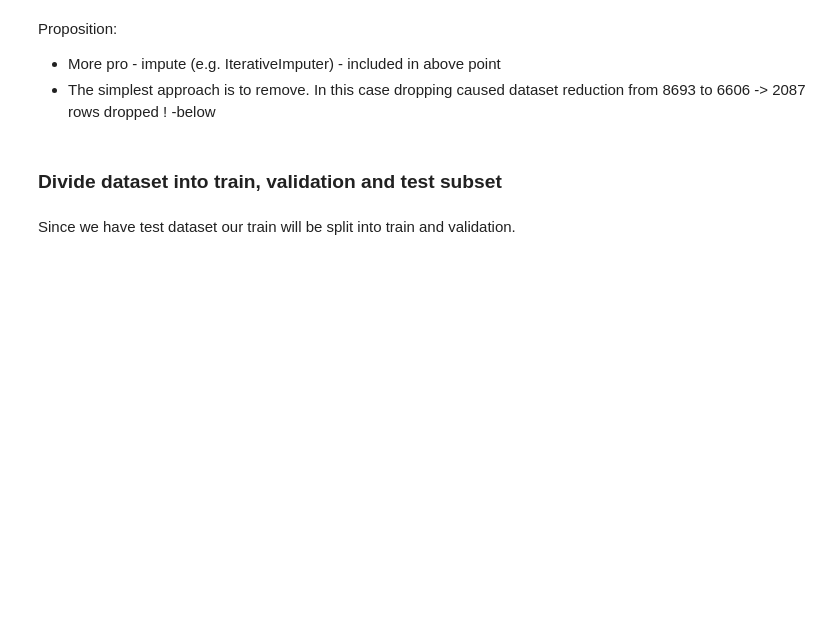
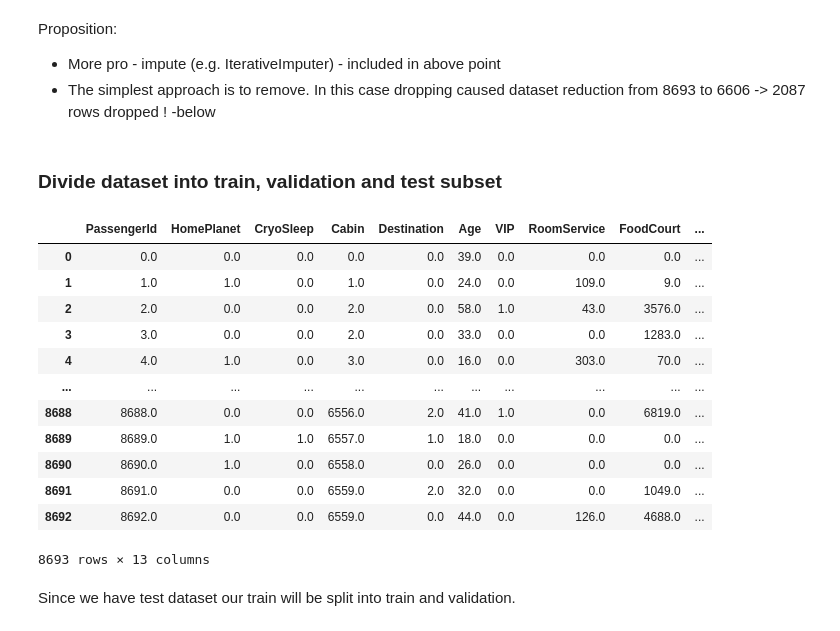
Before and after one commit to mrMichalR/spaceship_titanic, a Jupyter notebook: spaceship_titanic_PyTorch.ipynb, the cells around one changed output. Drawn from its saved outputs; the diff is of its cells as text; code cells hidden in the pictures; blank space fills up the shorter version.

```diff
--- a/spaceship_titanic_PyTorch.ipynb
+++ b/spaceship_titanic_PyTorch.ipynb
@@ -54,6 +57,6 @@ Get data from link: https://www.kaggle.com/competitions/spaceship-titanic/data a
 # %%
-df = pd.read_csv('/content/drive/MyDrive/spaceship_titanic/train.csv')
-df_test = pd.read_csv('/content/drive/MyDrive/spaceship_titanic/test.csv')
+df = pd.read_csv('https://raw.githubusercontent.com/mrMichalR/spaceship_titanic/main/data/train.csv')
+df_test = pd.read_csv('https://raw.githubusercontent.com/mrMichalR/spaceship_titanic/main/data/test.csv')
 df
 # %% [output]
 |  | PassengerId | HomePlanet | CryoSleep | Cabin | Destination | Age | VIP | RoomService | FoodCourt | ... |
@@ -259,6 +472,10 @@ Source: https://www.youtube.com/watch?v=OGpQxIkR4ao
 ___
 Possible simplier solution is to use pandas replace with intiger values - will be checked.
 https://www.kaggle.com/code/hussainsheriff/spaceship-titanic-tensor-flow
+# %%
+for elem in X.columns.to_list():
+  if X[elem].nunique() == 2:
+    X[elem]=X[elem].astype(float)
 # %%
 # Ordinal encoder use with encoding unknown values with -1 value
 
@@ -330,5 +538,28 @@ Proposition:
 # %% [markdown]
 ### Divide dataset into train, validation and test subset
+# %%
+# facotorize object features
+num_col = X.select_dtypes(exclude='category').columns.to_list()
+cat_col = X.select_dtypes(include='category').columns.to_list()
+
+for col in cat_col:
+  X[col] = pd.factorize(X[col])[0]
+# %%
+X.astype('float32')
+# %% [output]
+|  | PassengerId | HomePlanet | CryoSleep | Cabin | Destination | Age | VIP | RoomService | FoodCourt | ... |
+| 0 | 0.0 | 0.0 | 0.0 | 0.0 | 0.0 | 39.0 | 0.0 | 0.0 | 0.0 | ... |
+| 1 | 1.0 | 1.0 | 0.0 | 1.0 | 0.0 | 24.0 | 0.0 | 109.0 | 9.0 | ... |
+| 2 | 2.0 | 0.0 | 0.0 | 2.0 | 0.0 | 58.0 | 1.0 | 43.0 | 3576.0 | ... |
+| 3 | 3.0 | 0.0 | 0.0 | 2.0 | 0.0 | 33.0 | 0.0 | 0.0 | 1283.0 | ... |
+| 4 | 4.0 | 1.0 | 0.0 | 3.0 | 0.0 | 16.0 | 0.0 | 303.0 | 70.0 | ... |
+| ... | ... | ... | ... | ... | ... | ... | ... | ... | ... | ... |
+| 8688 | 8688.0 | 0.0 | 0.0 | 6556.0 | 2.0 | 41.0 | 1.0 | 0.0 | 6819.0 | ... |
+| 8689 | 8689.0 | 1.0 | 1.0 | 6557.0 | 1.0 | 18.0 | 0.0 | 0.0 | 0.0 | ... |
+| 8690 | 8690.0 | 1.0 | 0.0 | 6558.0 | 0.0 | 26.0 | 0.0 | 0.0 | 0.0 | ... |
+| 8691 | 8691.0 | 0.0 | 0.0 | 6559.0 | 2.0 | 32.0 | 0.0 | 0.0 | 1049.0 | ... |
+| 8692 | 8692.0 | 0.0 | 0.0 | 6559.0 | 0.0 | 44.0 | 0.0 | 126.0 | 4688.0 | ... |
+8693 rows × 13 columns
 # %% [markdown]
 Since we have test dataset our train will be split into train and validation.
 # %%
```
Also changed, not shown: parts of 38 cells of this notebook.
